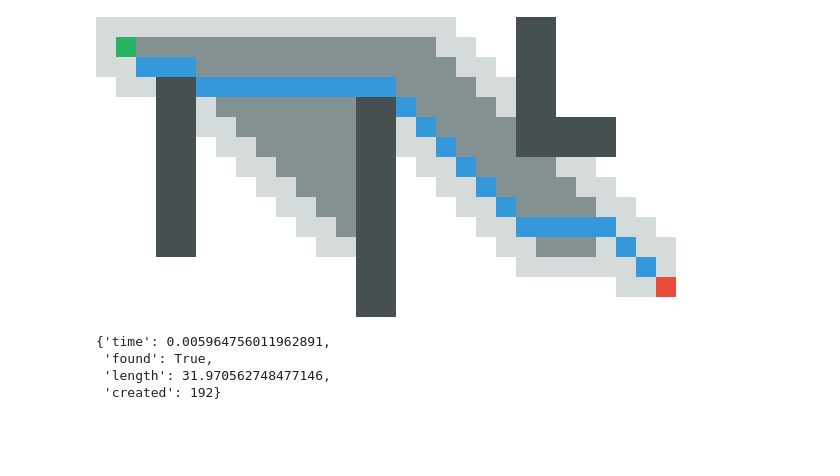
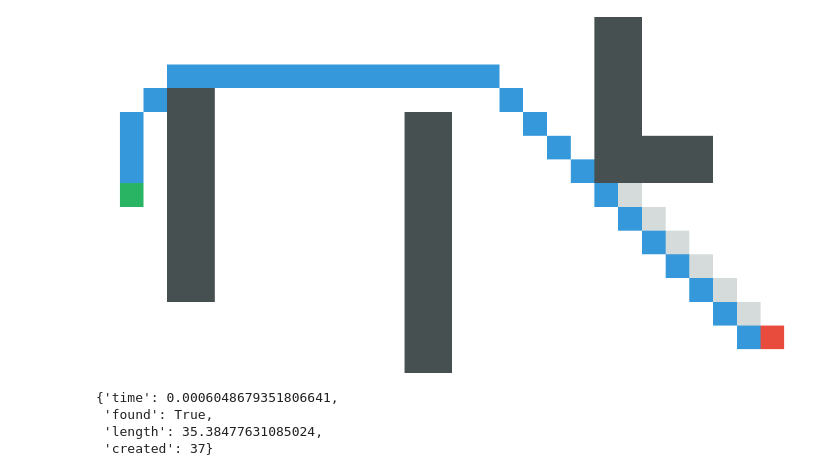
Before and after one commit to Ilyabasharov/path_planning, a Jupyter notebook: main.ipynb, the cells around one changed output. Saved outputs shown, nothing was run; the diff lists cells and outputs as text; code cells hidden in the pictures; blank space fills up the shorter version.

Commit message:
bounding box pruning

```diff
--- a/main.ipynb
+++ b/main.ipynb
@@ -12,6 +18,7 @@ from evaluation.test import simpleTest
 height = 15
 width = 30
 mapstr = '''
+
 . . . . . . . . . . . . . . . . . . . . . # # . . . . . . .
 . . . . . . . . . . . . . . . . . . . . . # # . . . . . . .
 . . . . . . . . . . . . . . . . . . . . . # # . . . . . . .
@@ -28,7 +35,7 @@ mapstr = '''
 . . . . . . . . . . . . . # # . . . . . . . . . . . . . . .
 . . . . . . . . . . . . . # # . . . . . . . . . . . . . . .
 '''
-iStart = 1
+iStart = 7
 jStart = 1
 iGoal = 13
 jGoal = 28
@@ -52,17 +42,15 @@ simpleTest(
-# %%
-simpleTest(
-    AStar(diagonalDistance),
-    findPathBase,
-    mapstr,
-    height, width,
-    iStart, jStart,
-    iGoal, jGoal,
-    OpenList,
-    ClosedList,
-)
-# %% [output]
-[figure, removed]
-{'time': 0.005964756011962891,
- 'found': True,
- 'length': 31.970562748477146,
- 'created': 192}
+# %%
+startNode = Node(iStart, jStart, 0)
+goalNode = Node(iGoal, jGoal, 0)
+grid = Map().readFromString(mapstr, width, height)
+# %%
+prune = BBoxPruning()
+solver = AStar(diagonalDistance, prune)
+prune.preprocess(solver.getForsedDirections, grid)
+simpleTest(solver, prune, findPathBase, grid, startNode, goalNode, OpenList, ClosedList)
+# %% [output]
+[figure, added]
+{'time': 0.0006048679351806641,
+ 'found': True,
+ 'length': 35.38477631085024,
+ 'created': 37}
```
Also changed, not shown: parts of 12 cells of this notebook, 12 other files.
